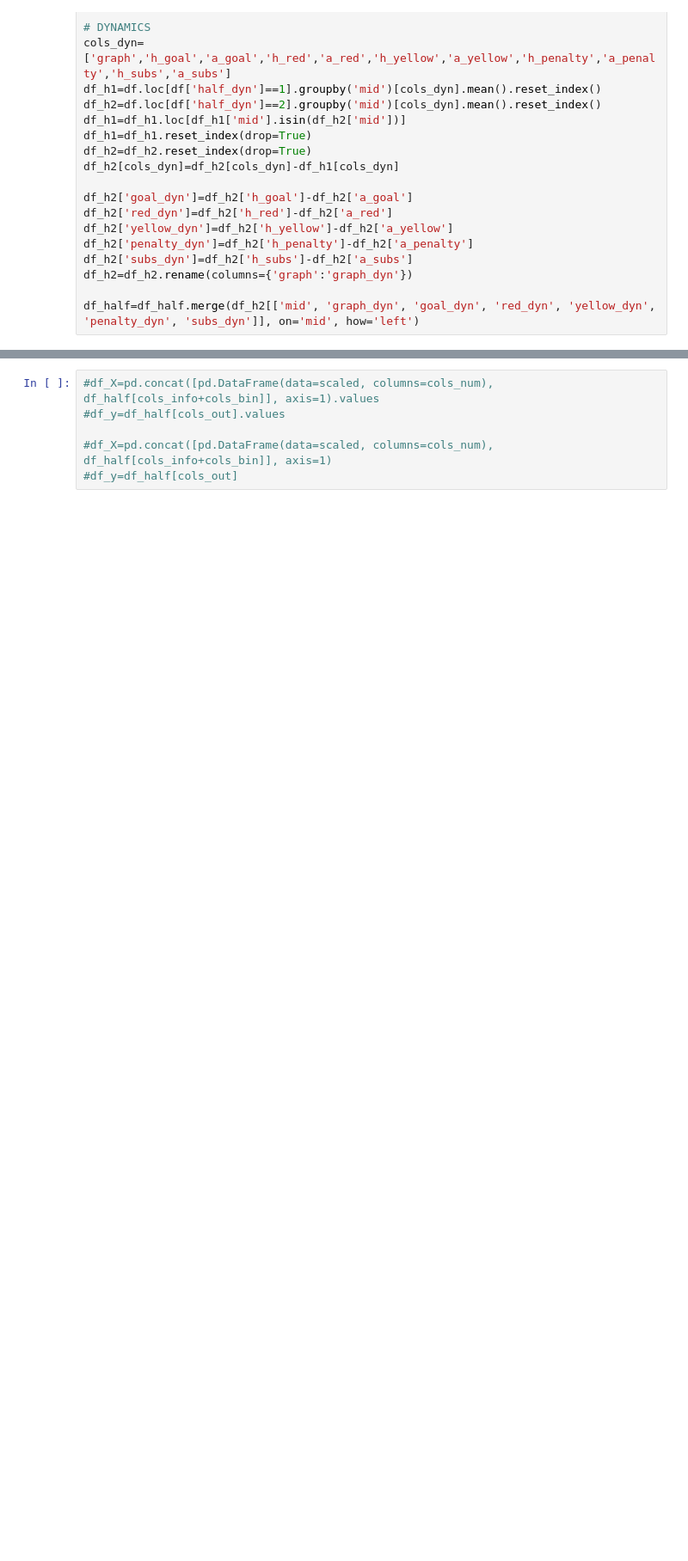
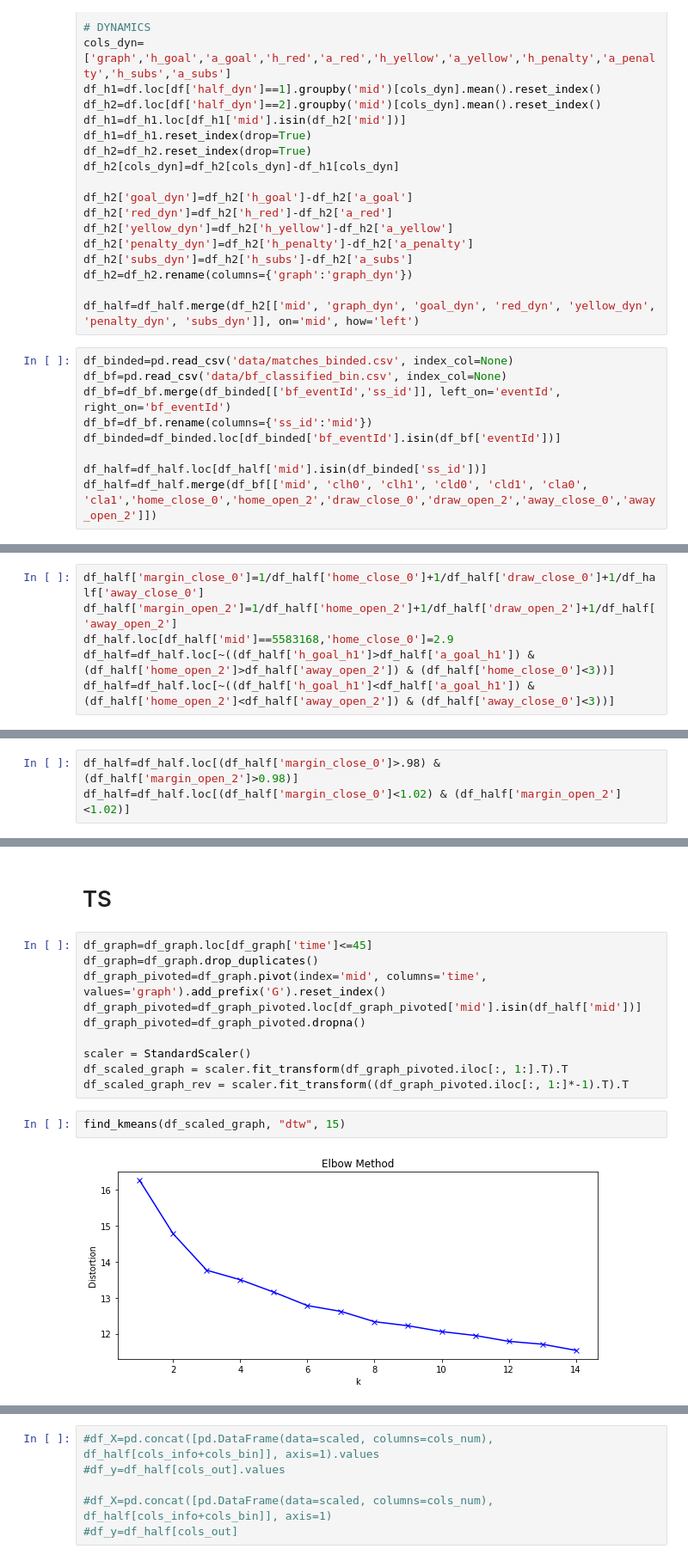
Before and after one commit to hwait/soccer, a Jupyter notebook: htft.ipynb, the cells around one changed output, grey strips where cells are left out. Shown at 86% size. Saved outputs shown, nothing was run; the diff lists cells and outputs as text; blank space fills up the shorter version.

```diff
--- a/htft.ipynb
+++ b/htft.ipynb
@@ -157,3 +253,12 @@ df_h2['subs_dyn']=df_h2['h_subs']-df_h2['a_subs']
 df_h2=df_h2.rename(columns={'graph':'graph_dyn'})
 
 df_half=df_half.merge(df_h2[['mid', 'graph_dyn', 'goal_dyn', 'red_dyn', 'yellow_dyn', 'penalty_dyn', 'subs_dyn']], on='mid', how='left')
+# %%
+df_binded=pd.read_csv('data/matches_binded.csv', index_col=None)
+df_bf=pd.read_csv('data/bf_classified_bin.csv', index_col=None)
+df_bf=df_bf.merge(df_binded[['bf_eventId','ss_id']], left_on='eventId', right_on='bf_eventId')
+df_bf=df_bf.rename(columns={'ss_id':'mid'})
+df_binded=df_binded.loc[df_binded['bf_eventId'].isin(df_bf['eventId'])]
+
+df_half=df_half.loc[df_half['mid'].isin(df_binded['ss_id'])]
+df_half=df_half.merge(df_bf[['mid', 'clh0', 'clh1', 'cld0', 'cld1', 'cla0', 'cla1','home_close_0','home_open_2','draw_close_0','draw_open_2','away_close_0','away_open_2']])
@@ -159,0 +268,6 @@ df_half=df_half.merge(df_h2[['mid', 'graph_dyn', 'goal_dyn', 'red_dyn', 'yellow_
+# %%
+df_half['margin_close_0']=1/df_half['home_close_0']+1/df_half['draw_close_0']+1/df_half['away_close_0']
+df_half['margin_open_2']=1/df_half['home_open_2']+1/df_half['draw_open_2']+1/df_half['away_open_2']
+df_half.loc[df_half['mid']==5583168,'home_close_0']=2.9
+df_half=df_half.loc[~((df_half['h_goal_h1']>df_half['a_goal_h1']) & (df_half['home_open_2']>df_half['away_open_2']) & (df_half['home_close_0']<3))]
+df_half=df_half.loc[~((df_half['h_goal_h1']<df_half['a_goal_h1']) & (df_half['home_open_2']<df_half['away_open_2']) & (df_half['away_close_0']<3))]
@@ -159,0 +280,3 @@ df_half=df_half.merge(df_h2[['mid', 'graph_dyn', 'goal_dyn', 'red_dyn', 'yellow_
+# %%
+df_half=df_half.loc[(df_half['margin_close_0']>.98) & (df_half['margin_open_2']>0.98)]
+df_half=df_half.loc[(df_half['margin_close_0']<1.02) & (df_half['margin_open_2']<1.02)]
@@ -159,0 +289,16 @@ df_half=df_half.merge(df_h2[['mid', 'graph_dyn', 'goal_dyn', 'red_dyn', 'yellow_
+# %% [markdown]
+# TS
+# %%
+df_graph=df_graph.loc[df_graph['time']<=45]
+df_graph=df_graph.drop_duplicates()
+df_graph_pivoted=df_graph.pivot(index='mid', columns='time', values='graph').add_prefix('G').reset_index()
+df_graph_pivoted=df_graph_pivoted.loc[df_graph_pivoted['mid'].isin(df_half['mid'])]
+df_graph_pivoted=df_graph_pivoted.dropna()
+
+scaler = StandardScaler()
+df_scaled_graph = scaler.fit_transform(df_graph_pivoted.iloc[:, 1:].T).T
+df_scaled_graph_rev = scaler.fit_transform((df_graph_pivoted.iloc[:, 1:]*-1).T).T
+# %%
+find_kmeans(df_scaled_graph, "dtw", 15)
+# %% [output]
+[figure, added]
```
Also changed, not shown: parts of 34 cells of this notebook, 26 other files.
